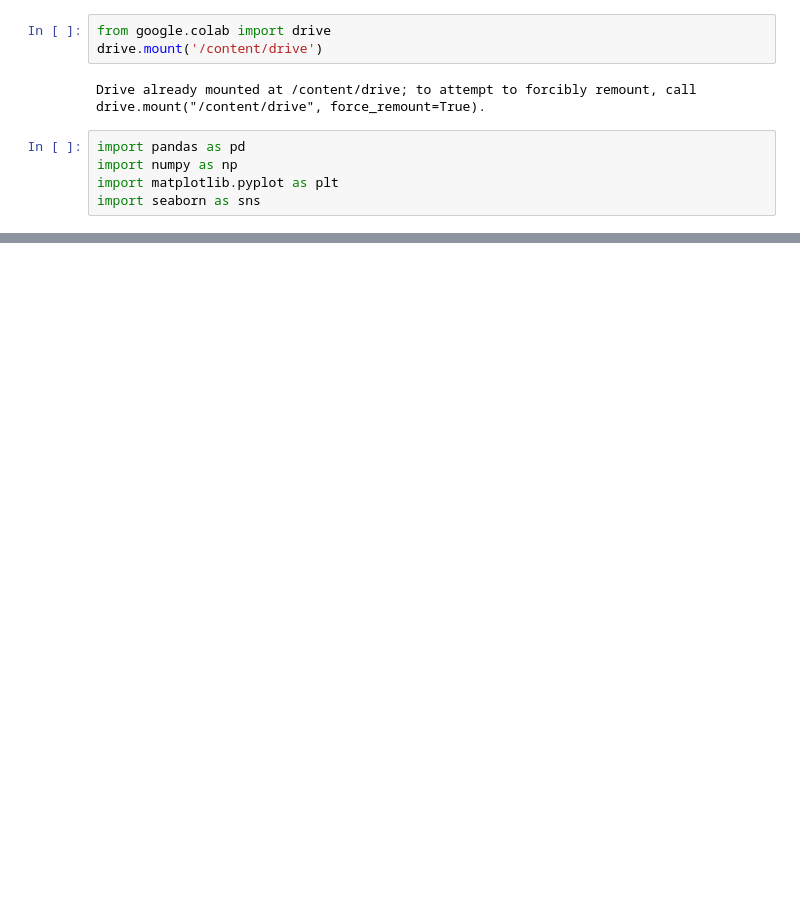
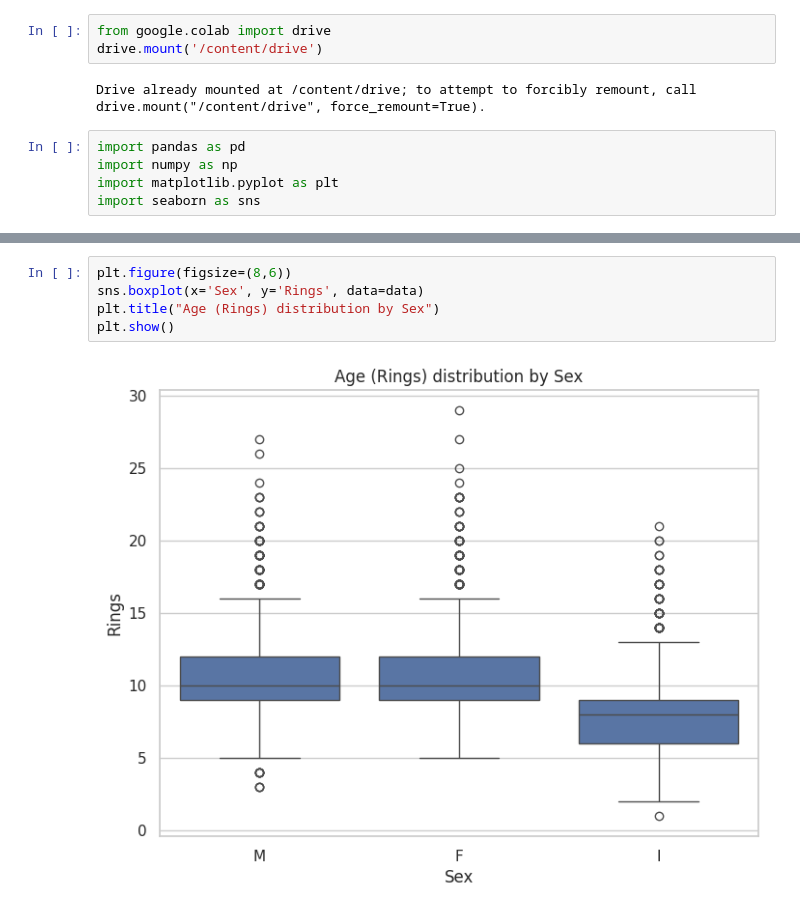
Before and after one commit to theAkashPrabu/Dessertation, a Jupyter notebook: Project.ipynb, the cells around one changed output, grey strips where cells are left out. Saved outputs shown, nothing was run; the diff lists cells and outputs as text; blank space fills up the shorter version.

```diff
--- a/Project.ipynb
+++ b/Project.ipynb
@@ -293,0 +109,7 @@ weighted avg       0.69      0.71      0.69       836
+# %%
+plt.figure(figsize=(8,6))
+sns.boxplot(x='Sex', y='Rings', data=data)
+plt.title("Age (Rings) distribution by Sex")
+plt.show()
+# %% [output]
+[figure, added]
```
Also changed, not shown: parts of 45 cells of this notebook.
